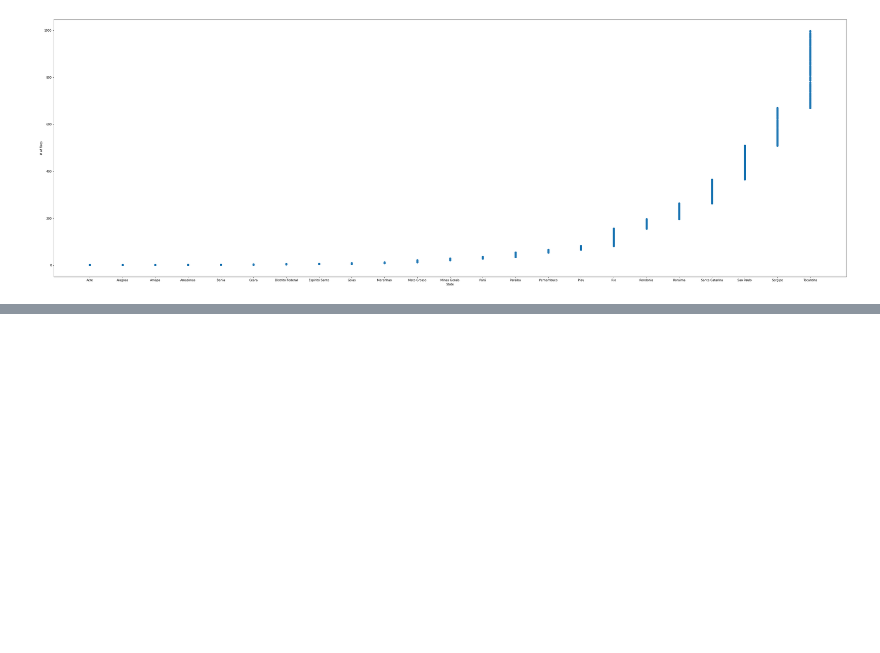
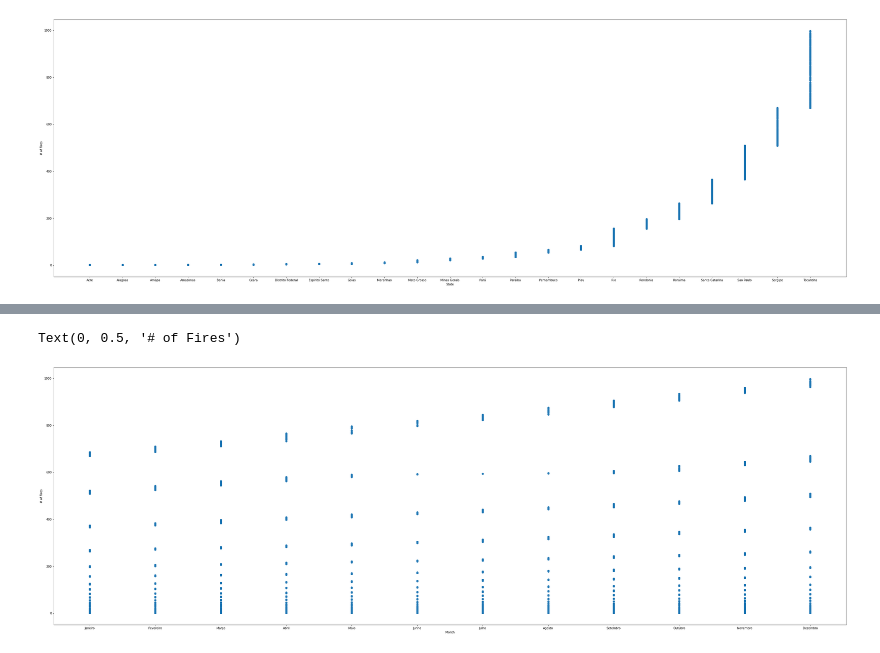
Before and after one commit to JohnMHoyt24/brazil-wildfires, a Jupyter notebook: brazil_wildfires.ipynb, the cells around one changed output, grey strips where cells are left out. Saved outputs shown, nothing was run; the diff lists cells and outputs as text; code cells hidden in the pictures; blank space fills up the shorter version.

```diff
--- a/brazil_wildfires.ipynb
+++ b/brazil_wildfires.ipynb
@@ -67,0 +75,8 @@ Text(0, 0.5, '# of Fires')
+# %%
+plt.figure(figsize=(48,16))
+plt.scatter(df['month'], df['number'])
+plt.xlabel('Month')
+plt.ylabel('# of Fires')
+# %% [output]
+Text(0, 0.5, '# of Fires')
+[figure, added]
```
Also changed, not shown: parts of 4 cells of this notebook.
